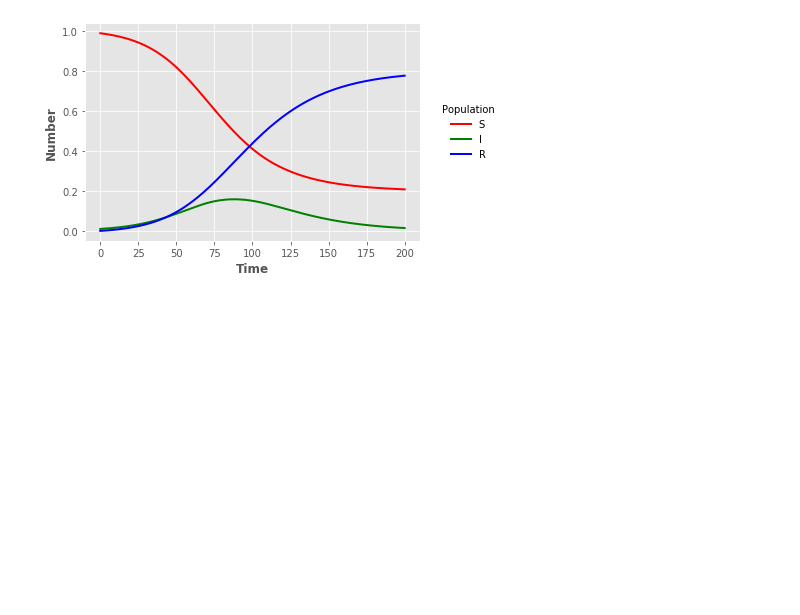
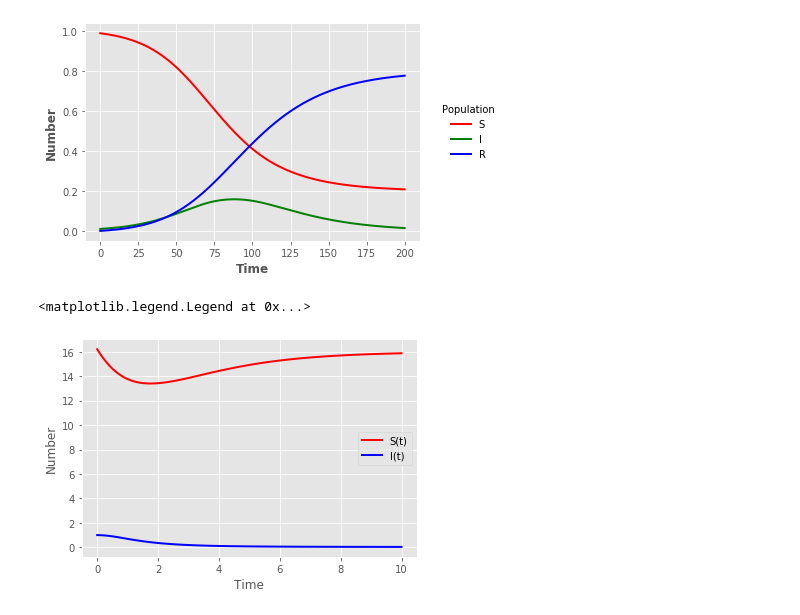
Before and after one commit to anathayna/jupyter-notebook, a Jupyter notebook: simulation/deterministic.ipynb, the cells around one changed output. Drawn from its saved outputs; the diff is of its cells as text; code cells hidden in the pictures; blank space fills up the shorter version.

```diff
--- a/simulation/deterministic.ipynb
+++ b/simulation/deterministic.ipynb
@@ -41,0 +46,31 @@ frame.set_linewidth(0)
+# %%
+def micro_1(times,init,parms):
+    beta, r, mu, K, alpha = parms
+    S,I = init
+    # ODEs
+    dS = r*(1-S/K)*S - beta*S*I
+    dI = beta*S*I-(mu + alpha)*I
+    return [dS,dI]
+# %%
+w = 1
+m = 10
+beta = 0.0247*m*w**0.44
+r = 0.6*w**-0.27
+mu = 0.4*w**-0.26
+K = 16.2*w**-0.7
+alpha = (m-1)*mu
+# %%
+parms = [beta,r,mu,K,alpha]
+init = [K,1.]
+times = np.linspace(0,10,101)
+# %%
+sir_sol = solve_ivp(fun=lambda t, y: micro_1(t, y, parms), t_span=[min(times),max(times)], y0=init, t_eval=times)
+# %%
+plt.plot(sir_sol.t,sir_sol.y[0],color="red",linewidth=2, label = "S(t)")
+plt.plot(sir_sol.t,sir_sol.y[1],color="blue",linewidth=2, label = "I(t)")
+plt.xlabel("Time")
+plt.ylabel("Number")
+plt.legend()
+# %% [output]
+<matplotlib.legend.Legend at 0x...>
+[figure, added]
```
Also changed, not shown: parts of 3 cells of this notebook.
